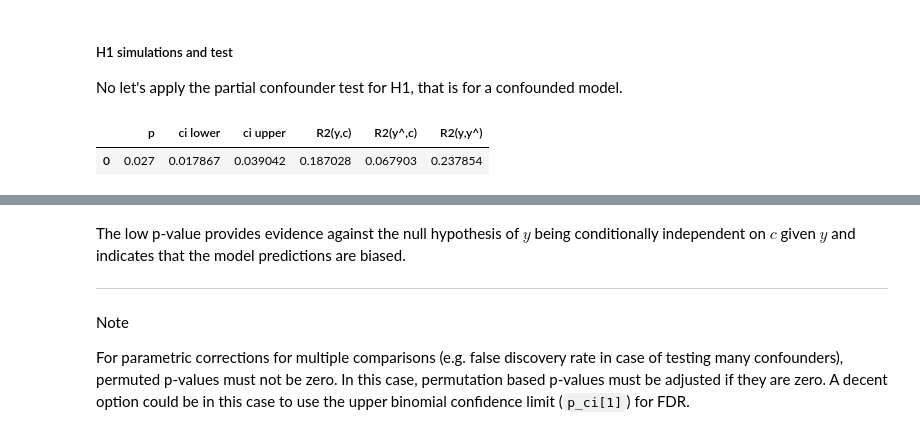
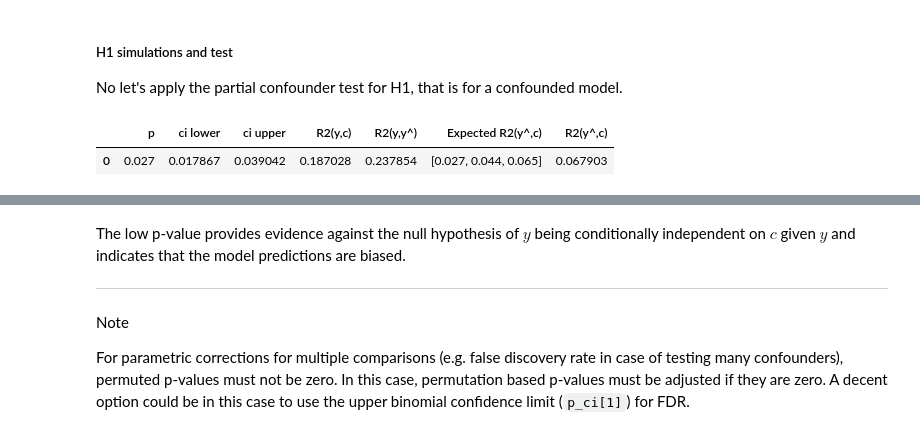
Before and after one commit to pni-lab/mlconfound, a Jupyter notebook: notebooks/quickstart.ipynb, the cells around one changed output, grey strips where cells are left out. Drawn from its saved outputs; the diff is of its cells as text; code cells hidden in the pictures.

```diff
--- a/notebooks/quickstart.ipynb
+++ b/notebooks/quickstart.ipynb
@@ -96,22 +98,23 @@ No let's apply the partial confounder test for H1, that is for a confounded mode
 # %%
 H1_y, H1_c, H1_yhat = simulate_y_c_yhat(w_yc=0.5,
                       w_yyhat=0.5, w_cyhat=0.1,
                       n=1000, random_state=42)
 ret=partial_confound_test(H1_y, H1_yhat, H1_c, num_perms=1000, return_null_dist=True,
                   random_state=42, n_jobs=-1)
 
 #pretty print results
 pd.DataFrame({
     'p' : [ret.p],
     'ci lower' : [ret.p_ci[0]],
     'ci upper' : [ret.p_ci[1]],
     'R2(y,c)' : [ret.r2_y_c],
-    'R2(y^,c)' : [ret.r2_yhat_c],
     'R2(y,y^)' : [ret.r2_y_yhat],
+    'Expected R2(y^,c)': [np.round(ret.expected_r2_yhat_c, 3)],
+    'R2(y^,c)' : [ret.r2_yhat_c]
 })
 # %% [output]
-|  | p | ci lower | ci upper | R2(y,c) | R2(y^,c) | R2(y,y^) |
-| 0 | 0.027 | 0.017867 | 0.039042 | 0.187028 | 0.067903 | 0.237854 |
+|  | p | ci lower | ci upper | R2(y,c) | R2(y,y^) | Expected R2(y^,c) | R2(y^,c) |
+| 0 | 0.027 | 0.017867 | 0.039042 | 0.187028 | 0.237854 | [0.027, 0.044, 0.065] | 0.067903 |
 # %%
 plot_null_dist(ret)
 # Note that the labels on the graph plot can be customized:
```
Also changed, not shown: parts of 3 cells of this notebook, 7 other files.
